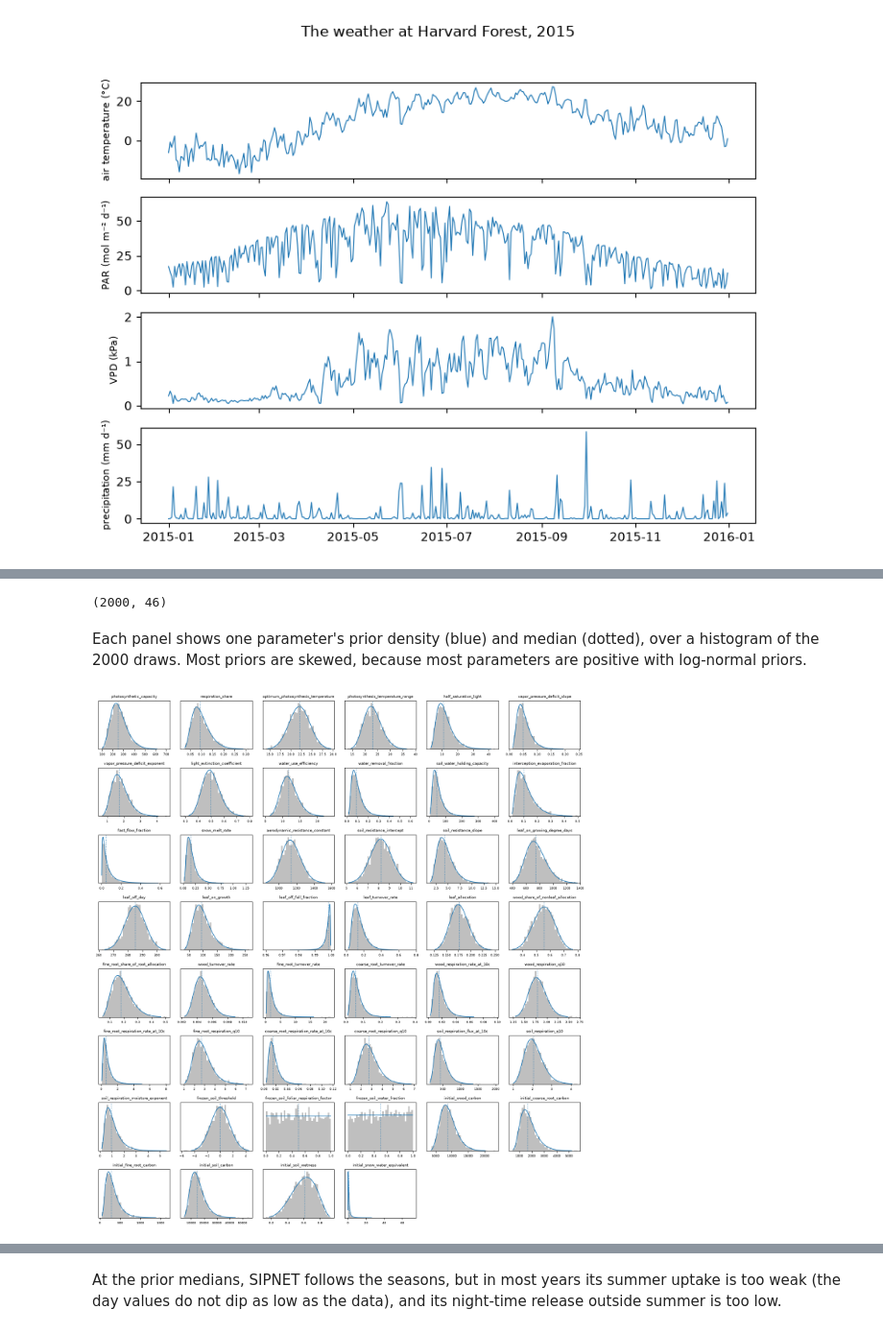
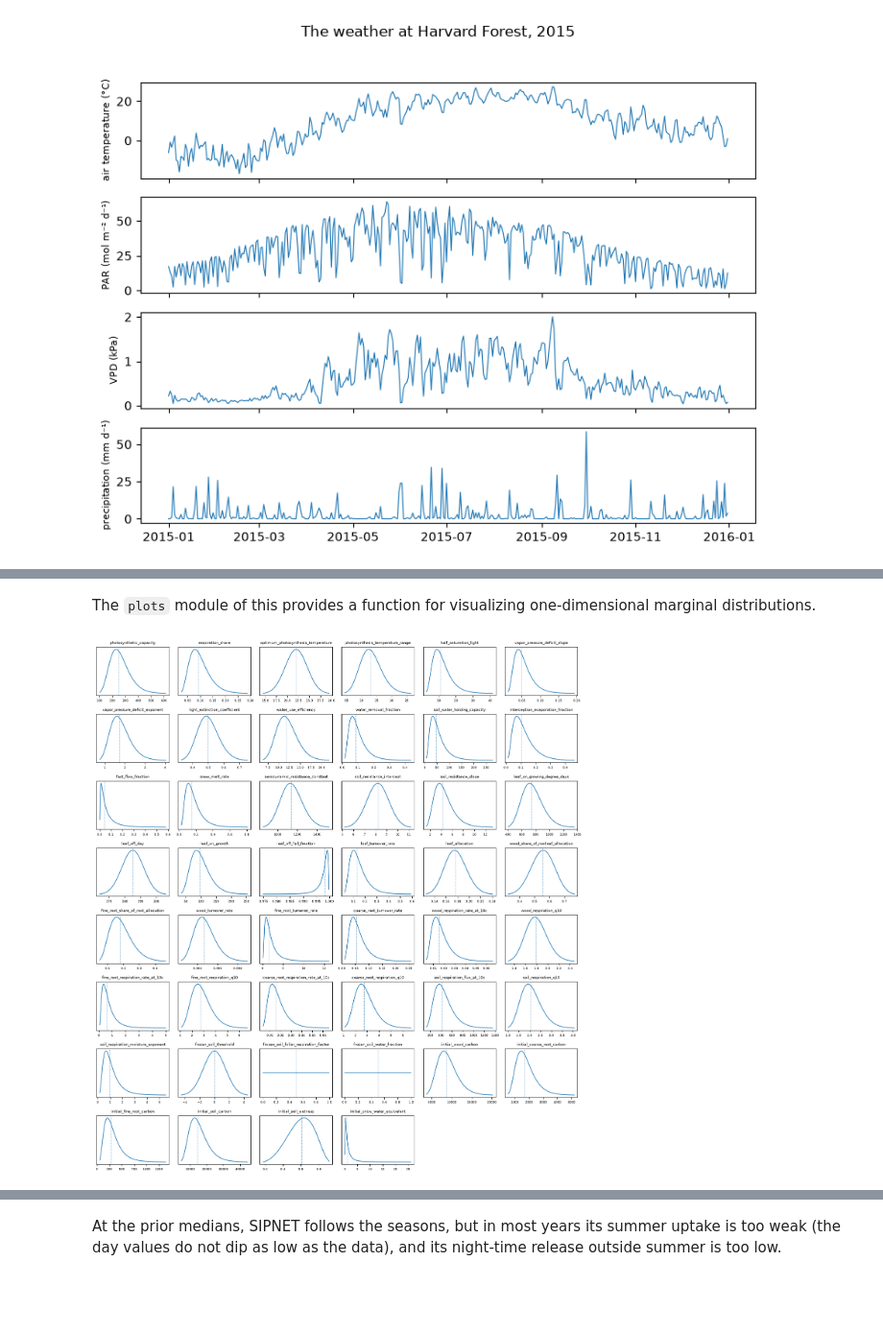
Before and after one commit to arob5/lsm-active-subspace, a Jupyter notebook: notebooks/main_inverse_problem.ipynb, the cells around one changed output, grey strips where cells are left out. Shown at 96% size. Cells and saved outputs as stored; diff of their text form; code cells hidden in the pictures; blank space fills up the shorter version.

```diff
--- a/notebooks/main_inverse_problem.ipynb
+++ b/notebooks/main_inverse_problem.ipynb
@@ -372,14 +390,6 @@ array, one row per draw and one column per parameter, in the order of `problem.c
-# %%
-names = problem.coordinates.names
-theta_draws = problem.coordinates.array_from_draws(prior_draws)
-theta_draws.shape
-# %% [output]
-(2000, 46)
 # %% [markdown]
-Each panel shows one parameter's prior density (blue) and median (dotted), over a histogram of
-the 2000 draws. Most priors are skewed, because most parameters are positive with log-normal
-priors.
+The `plots` module of this provides a function for visualizing one-dimensional marginal distributions.
 # %%
-plots.plot_prior_marginals(problem, theta_draws);
+plots.plot_prior_marginals(problem);
 # %% [output]
-[figure, old version]
+[figure, new version]
```
Also changed, not shown: parts of 58 cells of this notebook.
